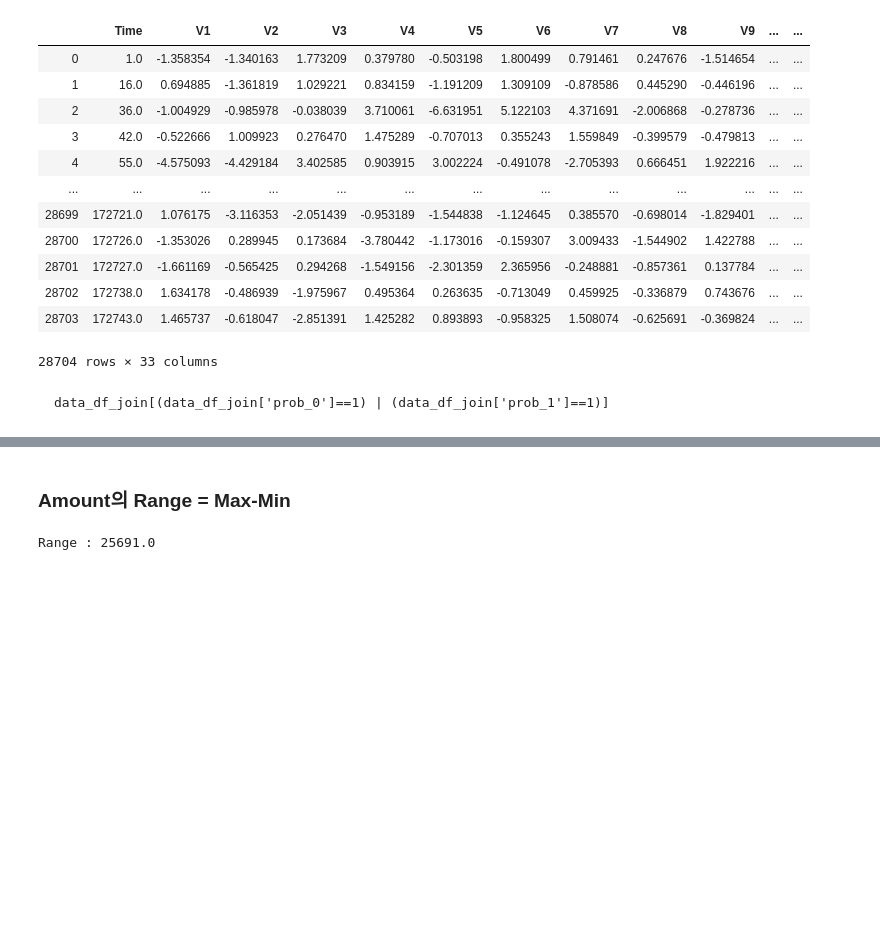
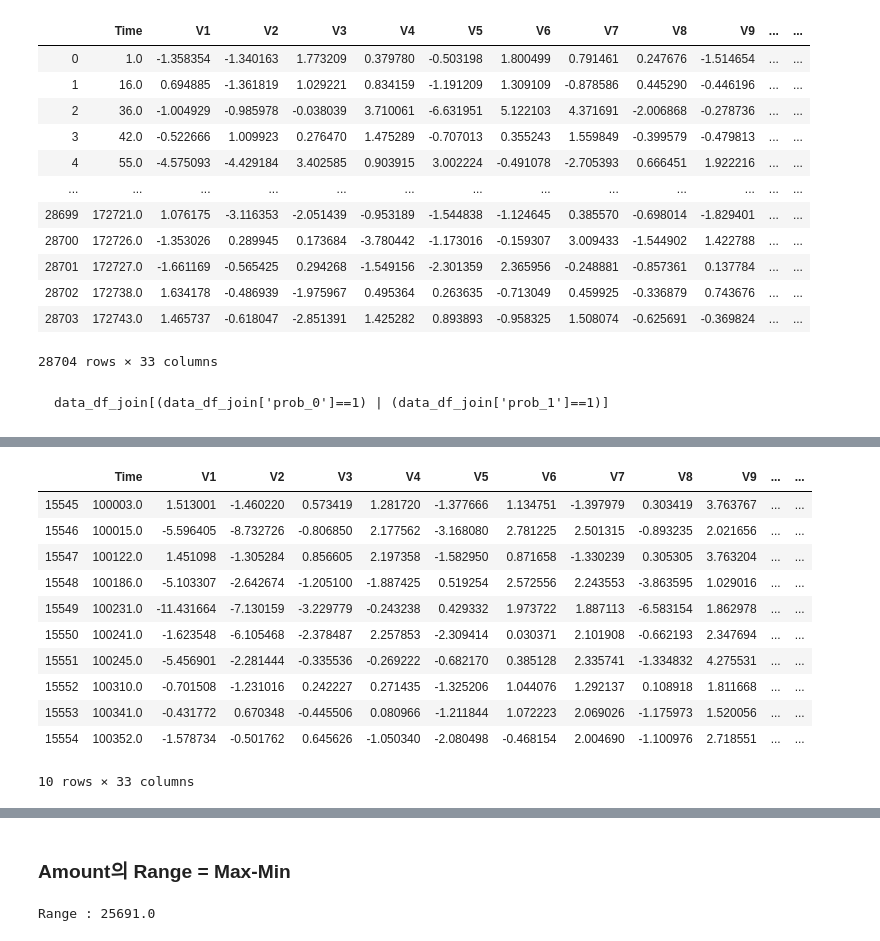
Before and after one commit to tenjumh/Practice, a Jupyter notebook: Anomaly detection/Fraud data detection.ipynb, the cells around one changed output, grey strips where cells are left out. Drawn from its saved outputs; the diff is of its cells as text; code cells hidden in the pictures; blank space fills up the shorter version.

```diff
--- a/Anomaly detection/Fraud data detection.ipynb
+++ b/Anomaly detection/Fraud data detection.ipynb
@@ -167,3 +165,18 @@ data_df_join['Class'][data_df_join['Class']==1].count()
 # %%
 data_df_tot = pd.concat([data_df_join, data_df_notnull], axis=0, sort=False)
+# %%
+data_df_tot[data_df_tot['Time']>100000][:10]
+# %% [output]
+|  | Time | V1 | V2 | V3 | V4 | V5 | V6 | V7 | V8 | V9 | ... | ... |
+| 15545 | 100003.0 | 1.513001 | -1.460220 | 0.573419 | 1.281720 | -1.377666 | 1.134751 | -1.397979 | 0.303419 | 3.763767 | ... | ... |
+| 15546 | 100015.0 | -5.596405 | -8.732726 | -0.806850 | 2.177562 | -3.168080 | 2.781225 | 2.501315 | -0.893235 | 2.021656 | ... | ... |
+| 15547 | 100122.0 | 1.451098 | -1.305284 | 0.856605 | 2.197358 | -1.582950 | 0.871658 | -1.330239 | 0.305305 | 3.763204 | ... | ... |
+| 15548 | 100186.0 | -5.103307 | -2.642674 | -1.205100 | -1.887425 | 0.519254 | 2.572556 | 2.243553 | -3.863595 | 1.029016 | ... | ... |
+| 15549 | 100231.0 | -11.431664 | -7.130159 | -3.229779 | -0.243238 | 0.429332 | 1.973722 | 1.887113 | -6.583154 | 1.862978 | ... | ... |
+| 15550 | 100241.0 | -1.623548 | -6.105468 | -2.378487 | 2.257853 | -2.309414 | 0.030371 | 2.101908 | -0.662193 | 2.347694 | ... | ... |
+| 15551 | 100245.0 | -5.456901 | -2.281444 | -0.335536 | -0.269222 | -0.682170 | 0.385128 | 2.335741 | -1.334832 | 4.275531 | ... | ... |
+| 15552 | 100310.0 | -0.701508 | -1.231016 | 0.242227 | 0.271435 | -1.325206 | 1.044076 | 1.292137 | 0.108918 | 1.811668 | ... | ... |
+| 15553 | 100341.0 | -0.431772 | 0.670348 | -0.445506 | 0.080966 | -1.211844 | 1.072223 | 2.069026 | -1.175973 | 1.520056 | ... | ... |
+| 15554 | 100352.0 | -1.578734 | -0.501762 | 0.645626 | -1.050340 | -2.080498 | -0.468154 | 2.004690 | -1.100976 | 2.718551 | ... | ... |
+10 rows × 33 columns
 # %%
```
Also changed, not shown: parts of 24 cells of this notebook.
